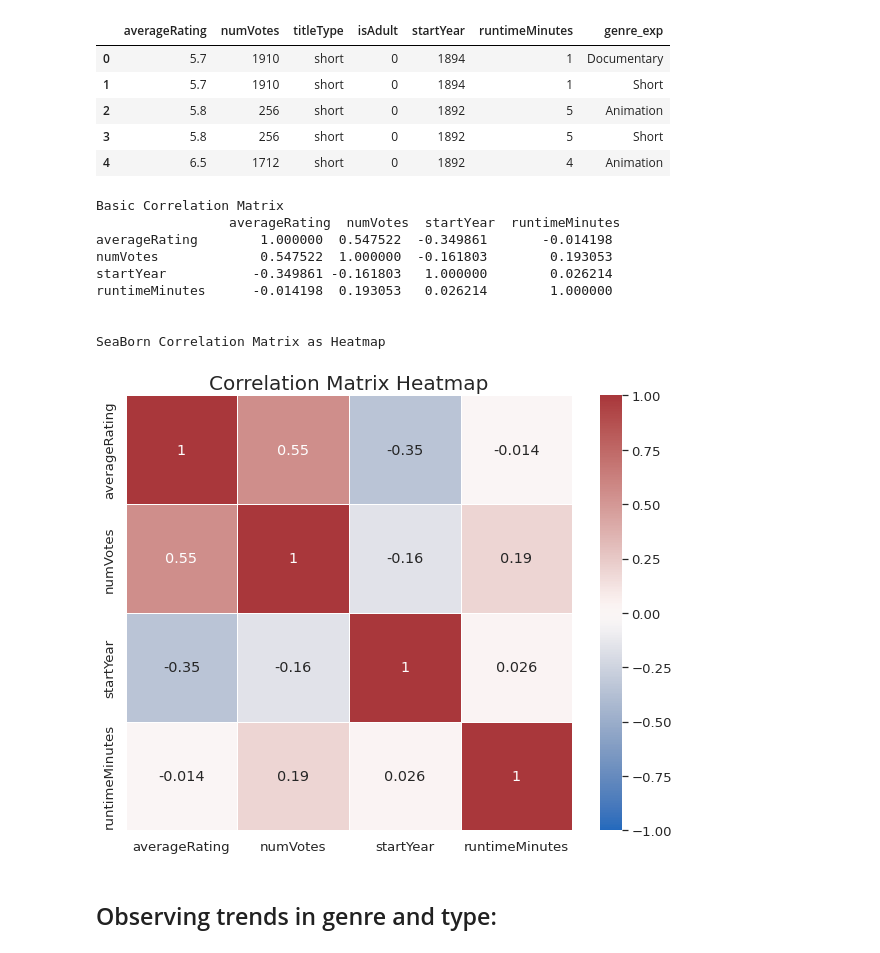
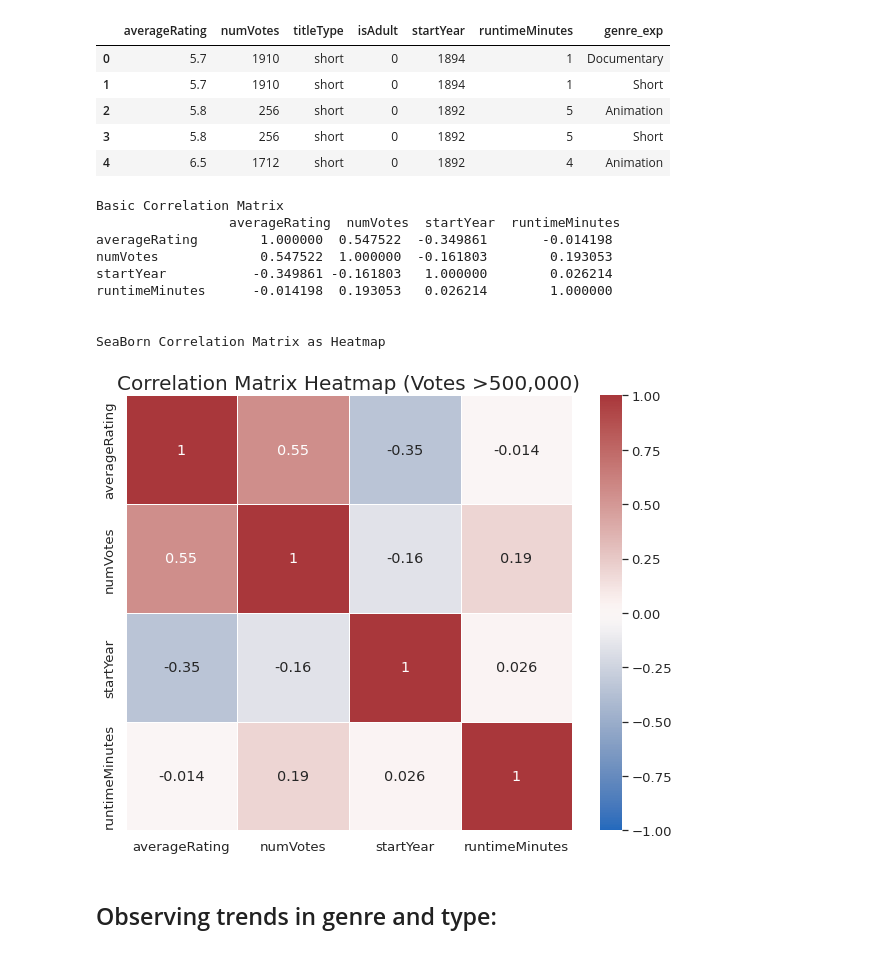
Before and after one commit to dash2927/ABCD, a Jupyter notebook: imdbEDA.ipynb, the cells around one changed output. Saved outputs shown, nothing was run; the diff lists cells and outputs as text; code cells hidden in the pictures.

Commit message:
Correlation matrix with votes more than 500000, fix title

```diff
--- a/imdbEDA.ipynb
+++ b/imdbEDA.ipynb
@@ -410,26 +410,26 @@ exp_df[corr_vals].head()
 # %%
 # Print basic correlation matrix
 matrix = new_df[cont].corr()
 print("\nBasic Correlation Matrix\n", matrix)
 
 # Used https://datagy.io/python-correlation-matrix/ as a reference on 11/26/2022
 print("\n\nSeaBorn Correlation Matrix as Heatmap")
 mask = np.triu(np.ones_like(matrix, dtype=bool))
 fig, ax = plt.subplots(figsize=(10,8))
 sns.heatmap(matrix, annot=True, vmax=1, vmin=-1, center=0, cmap='vlag', linewidths=.5, ax=ax)
-plt.title("Correlation Matrix Heatmap", fontsize =20)
+plt.title("Correlation Matrix Heatmap (Votes >500,000)", fontsize =20)
 plt.show()
 # %% [output]
 Basic Correlation Matrix
                  averageRating  numVotes  startYear  runtimeMinutes
 averageRating        1.000000  0.547522  -0.349861       -0.014198
 numVotes             0.547522  1.000000  -0.161803        0.193053
 startYear           -0.349861 -0.161803   1.000000        0.026214
 runtimeMinutes      -0.014198  0.193053   0.026214        1.000000
 
 
 SeaBorn Correlation Matrix as Heatmap
-[figure, old version]
+[figure, new version]
 # %% [markdown]
 ##  Observing trends in genre and type:
 # %%
```
